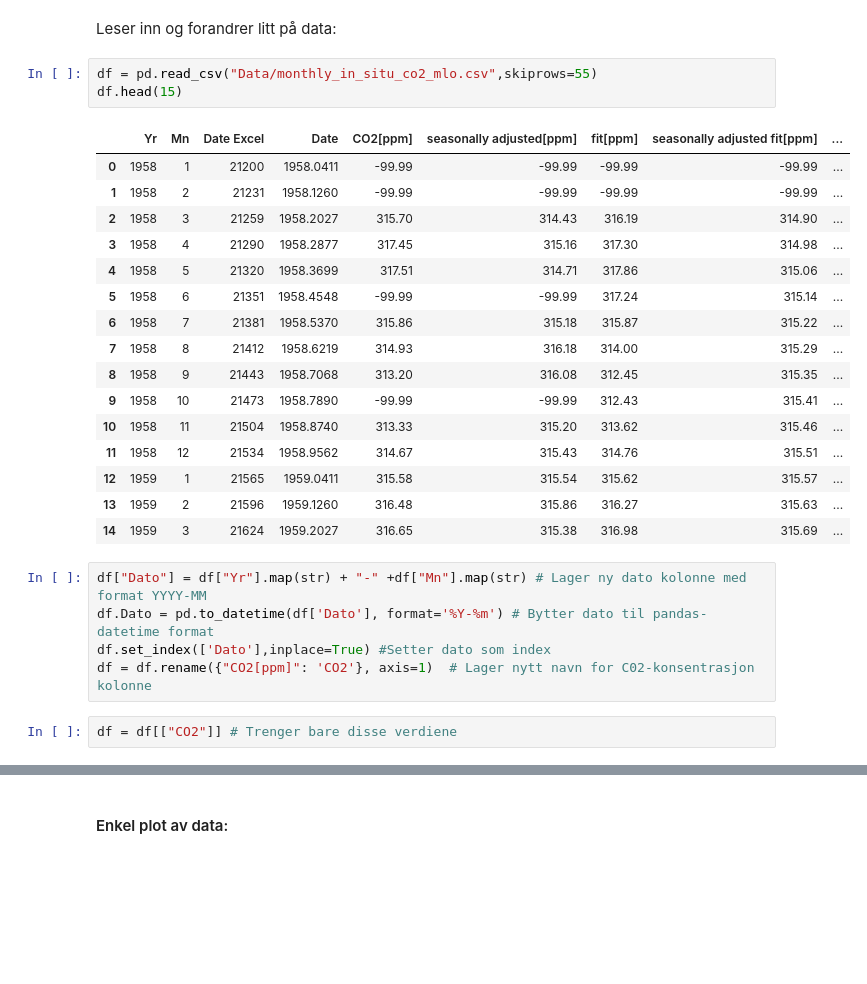
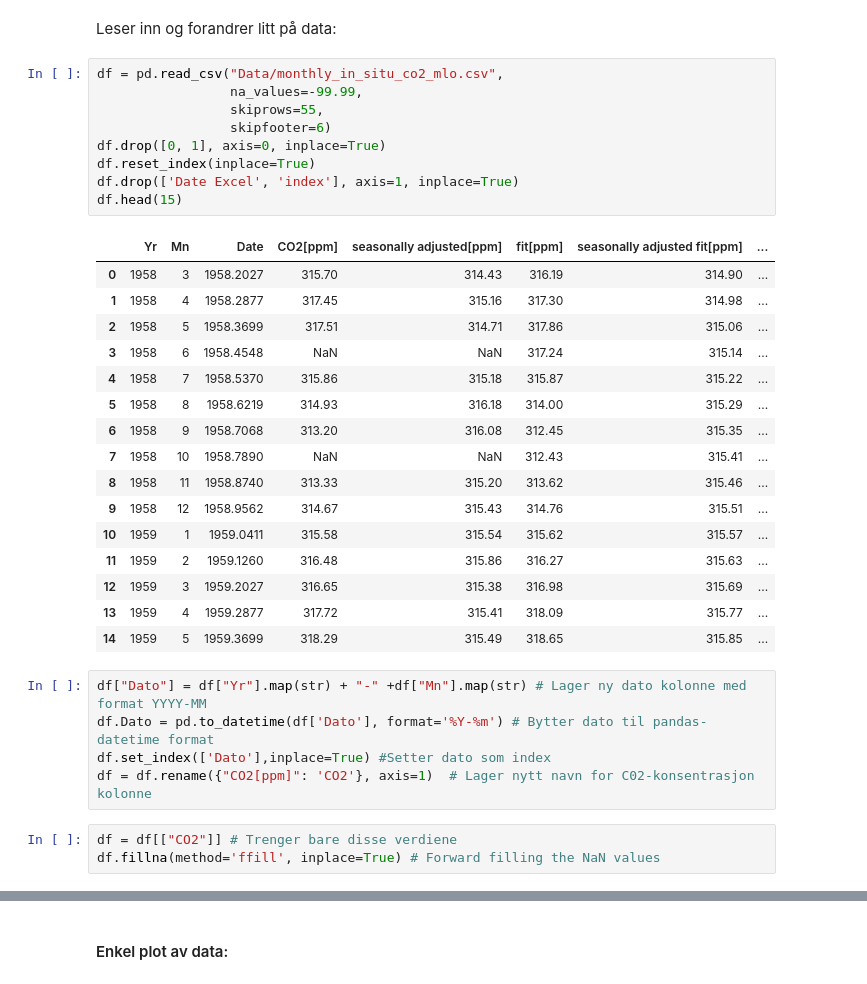
Before and after one commit to yohannjs/tidsrekker, a Jupyter notebook: Eirik_utforskning.ipynb, the cells around one changed output, grey strips where cells are left out. Cells and saved outputs as stored; diff of their text form; blank space fills up the shorter version.

```diff
--- a/Eirik_utforskning.ipynb
+++ b/Eirik_utforskning.ipynb
@@ -15,25 +15,31 @@ from datetime import datetime
 # %% [markdown]
 Leser inn og forandrer litt på data:
 # %%
-df = pd.read_csv("Data/monthly_in_situ_co2_mlo.csv",skiprows=55)
+df = pd.read_csv("Data/monthly_in_situ_co2_mlo.csv",
+                 na_values=-99.99,
+                 skiprows=55,
+                 skipfooter=6)
+df.drop([0, 1], axis=0, inplace=True)
+df.reset_index(inplace=True)
+df.drop(['Date Excel', 'index'], axis=1, inplace=True)
 df.head(15)
 # %% [output]
-|  | Yr | Mn | Date Excel | Date | CO2[ppm] | seasonally adjusted[ppm] | fit[ppm] | seasonally adjusted fit[ppm] | ... |
-| 0 | 1958 | 1 | 21200 | 1958.0411 | -99.99 | -99.99 | -99.99 | -99.99 | ... |
-| 1 | 1958 | 2 | 21231 | 1958.1260 | -99.99 | -99.99 | -99.99 | -99.99 | ... |
-| 2 | 1958 | 3 | 21259 | 1958.2027 | 315.70 | 314.43 | 316.19 | 314.90 | ... |
-| 3 | 1958 | 4 | 21290 | 1958.2877 | 317.45 | 315.16 | 317.30 | 314.98 | ... |
-| 4 | 1958 | 5 | 21320 | 1958.3699 | 317.51 | 314.71 | 317.86 | 315.06 | ... |
-| 5 | 1958 | 6 | 21351 | 1958.4548 | -99.99 | -99.99 | 317.24 | 315.14 | ... |
-| 6 | 1958 | 7 | 21381 | 1958.5370 | 315.86 | 315.18 | 315.87 | 315.22 | ... |
-| 7 | 1958 | 8 | 21412 | 1958.6219 | 314.93 | 316.18 | 314.00 | 315.29 | ... |
-| 8 | 1958 | 9 | 21443 | 1958.7068 | 313.20 | 316.08 | 312.45 | 315.35 | ... |
-| 9 | 1958 | 10 | 21473 | 1958.7890 | -99.99 | -99.99 | 312.43 | 315.41 | ... |
-| 10 | 1958 | 11 | 21504 | 1958.8740 | 313.33 | 315.20 | 313.62 | 315.46 | ... |
-| 11 | 1958 | 12 | 21534 | 1958.9562 | 314.67 | 315.43 | 314.76 | 315.51 | ... |
-| 12 | 1959 | 1 | 21565 | 1959.0411 | 315.58 | 315.54 | 315.62 | 315.57 | ... |
-| 13 | 1959 | 2 | 21596 | 1959.1260 | 316.48 | 315.86 | 316.27 | 315.63 | ... |
-| 14 | 1959 | 3 | 21624 | 1959.2027 | 316.65 | 315.38 | 316.98 | 315.69 | ... |
+|  | Yr | Mn | Date | CO2[ppm] | seasonally adjusted[ppm] | fit[ppm] | seasonally adjusted fit[ppm] | ... |
+| 0 | 1958 | 3 | 1958.2027 | 315.70 | 314.43 | 316.19 | 314.90 | ... |
+| 1 | 1958 | 4 | 1958.2877 | 317.45 | 315.16 | 317.30 | 314.98 | ... |
+| 2 | 1958 | 5 | 1958.3699 | 317.51 | 314.71 | 317.86 | 315.06 | ... |
+| 3 | 1958 | 6 | 1958.4548 | NaN | NaN | 317.24 | 315.14 | ... |
+| 4 | 1958 | 7 | 1958.5370 | 315.86 | 315.18 | 315.87 | 315.22 | ... |
+| 5 | 1958 | 8 | 1958.6219 | 314.93 | 316.18 | 314.00 | 315.29 | ... |
+| 6 | 1958 | 9 | 1958.7068 | 313.20 | 316.08 | 312.45 | 315.35 | ... |
+| 7 | 1958 | 10 | 1958.7890 | NaN | NaN | 312.43 | 315.41 | ... |
+| 8 | 1958 | 11 | 1958.8740 | 313.33 | 315.20 | 313.62 | 315.46 | ... |
+| 9 | 1958 | 12 | 1958.9562 | 314.67 | 315.43 | 314.76 | 315.51 | ... |
+| 10 | 1959 | 1 | 1959.0411 | 315.58 | 315.54 | 315.62 | 315.57 | ... |
+| 11 | 1959 | 2 | 1959.1260 | 316.48 | 315.86 | 316.27 | 315.63 | ... |
+| 12 | 1959 | 3 | 1959.2027 | 316.65 | 315.38 | 316.98 | 315.69 | ... |
+| 13 | 1959 | 4 | 1959.2877 | 317.72 | 315.41 | 318.09 | 315.77 | ... |
+| 14 | 1959 | 5 | 1959.3699 | 318.29 | 315.49 | 318.65 | 315.85 | ... |
 # %%
 df["Dato"] = df["Yr"].map(str) + "-" +df["Mn"].map(str) # Lager ny dato kolonne med format YYYY-MM
 df.Dato = pd.to_datetime(df['Dato'], format='%Y-%m') # Bytter dato til pandas-datetime format
@@ -41,6 +47,7 @@ df.set_index(['Dato'],inplace=True) #Setter dato som index
 df = df.rename({"CO2[ppm]": 'CO2'}, axis=1)  # Lager nytt navn for C02-konsentrasjon kolonne
 # %%
 df = df[["CO2"]] # Trenger bare disse verdiene
+df.fillna(method='ffill', inplace=True) # Forward filling the NaN values
 # %%
 df.head(15)
 # %% [output]
```
Also changed, not shown: parts of 22 cells of this notebook.
